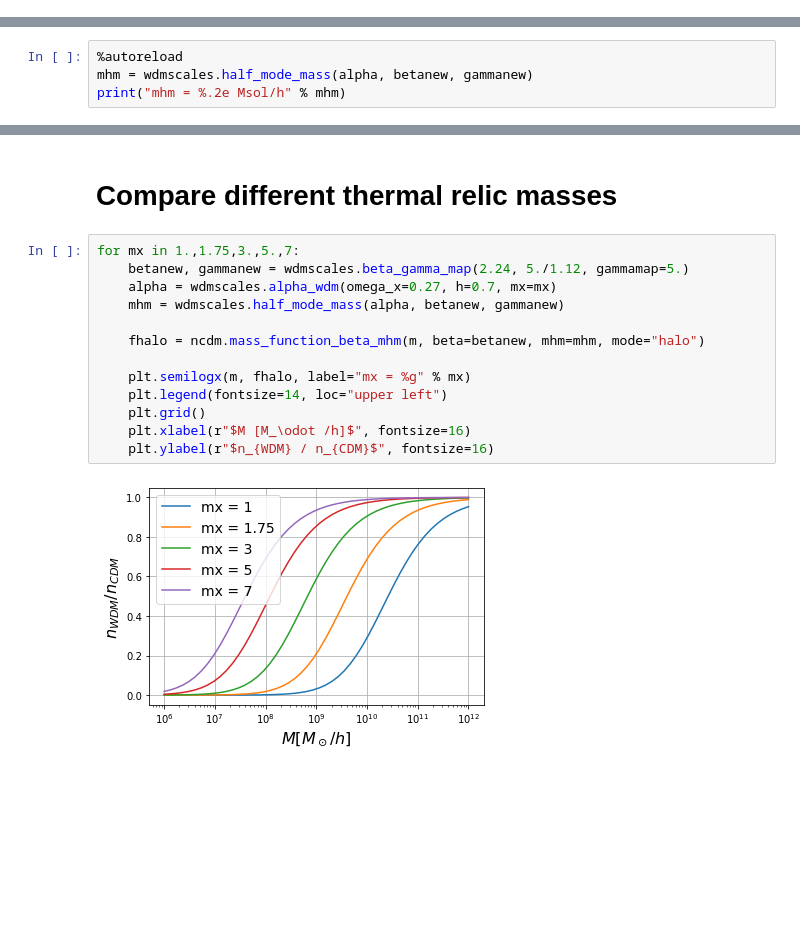
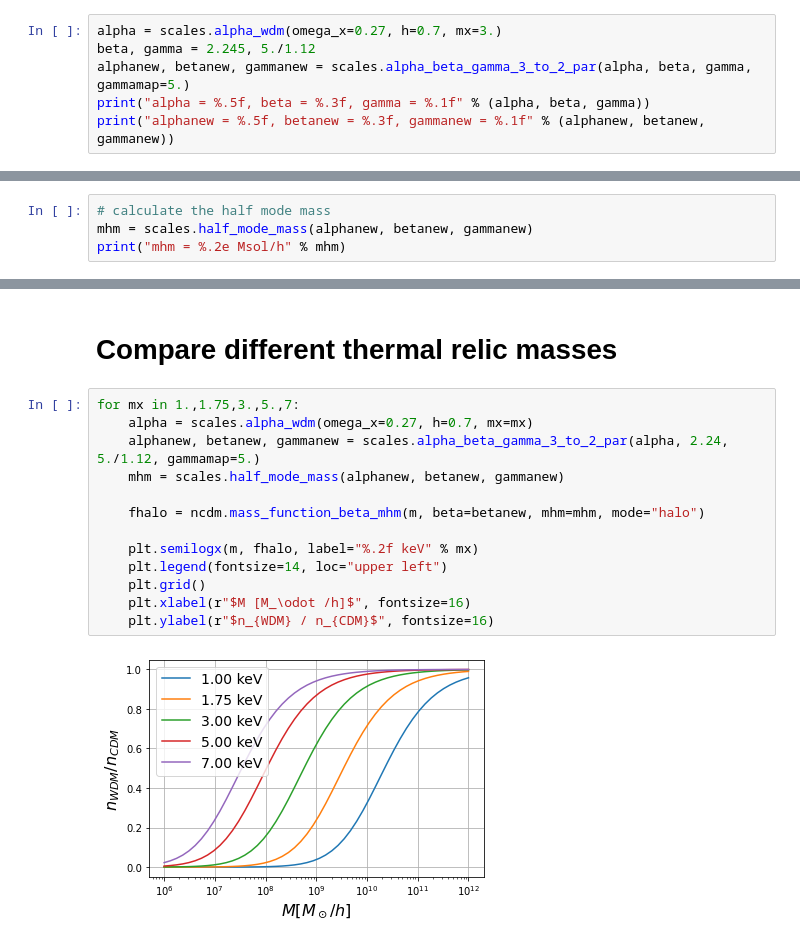
Before and after one commit to jstuecker/ncdm-mass-functions, a Jupyter notebook: examples/thermal_relic.ipynb, the cells around one changed output, grey strips where cells are left out. Cells and saved outputs as stored; diff of their text form; blank space fills up the shorter version.

```diff
--- a/examples/thermal_relic.ipynb
+++ b/examples/thermal_relic.ipynb
@@ -33,0 +23,6 @@ alpha = 0.01460, beta = 2.245, gamma = 5.0
+# %%
+alpha = scales.alpha_wdm(omega_x=0.27, h=0.7, mx=3.)
+beta, gamma = 2.245, 5./1.12
+alphanew, betanew, gammanew = scales.alpha_beta_gamma_3_to_2_par(alpha, beta, gamma, gammamap=5.)
+print("alpha = %.5f, beta = %.3f, gamma = %.1f" % (alpha, beta, gamma))
+print("alphanew = %.5f, betanew = %.3f, gammanew = %.1f" % (alphanew, betanew, gammanew))
@@ -34,5 +32,5 @@ alpha = 0.01460, beta = 2.245, gamma = 5.0
 # %%
-%autoreload
-mhm = wdmscales.half_mode_mass(alpha, betanew, gammanew)
+# calculate the half mode mass
+mhm = scales.half_mode_mass(alphanew, betanew, gammanew)
 print("mhm = %.2e Msol/h" % mhm)
 # %% [output]
@@ -58,16 +55,16 @@ Text(0, 0.5, '$n_{WDM} / n_{CDM}$')
 # Compare different thermal relic masses
 # %%
 for mx in 1.,1.75,3.,5.,7:
-    betanew, gammanew = wdmscales.beta_gamma_map(2.24, 5./1.12, gammamap=5.)
-    alpha = wdmscales.alpha_wdm(omega_x=0.27, h=0.7, mx=mx)
-    mhm = wdmscales.half_mode_mass(alpha, betanew, gammanew)
+    alpha = scales.alpha_wdm(omega_x=0.27, h=0.7, mx=mx)
+    alphanew, betanew, gammanew = scales.alpha_beta_gamma_3_to_2_par(alpha, 2.24, 5./1.12, gammamap=5.)
+    mhm = scales.half_mode_mass(alphanew, betanew, gammanew)
 
     fhalo = ncdm.mass_function_beta_mhm(m, beta=betanew, mhm=mhm, mode="halo")
 
-    plt.semilogx(m, fhalo, label="mx = %g" % mx)
+    plt.semilogx(m, fhalo, label="%.2f keV" % mx)
     plt.legend(fontsize=14, loc="upper left")
     plt.grid()
     plt.xlabel(r"$M [M_\odot /h]$", fontsize=16)
     plt.ylabel(r"$n_{WDM} / n_{CDM}$", fontsize=16)
 # %% [output]
-[figure, old version]
+[figure, new version]
```
Also changed, not shown: parts of 5 cells of this notebook, 4 other files.
